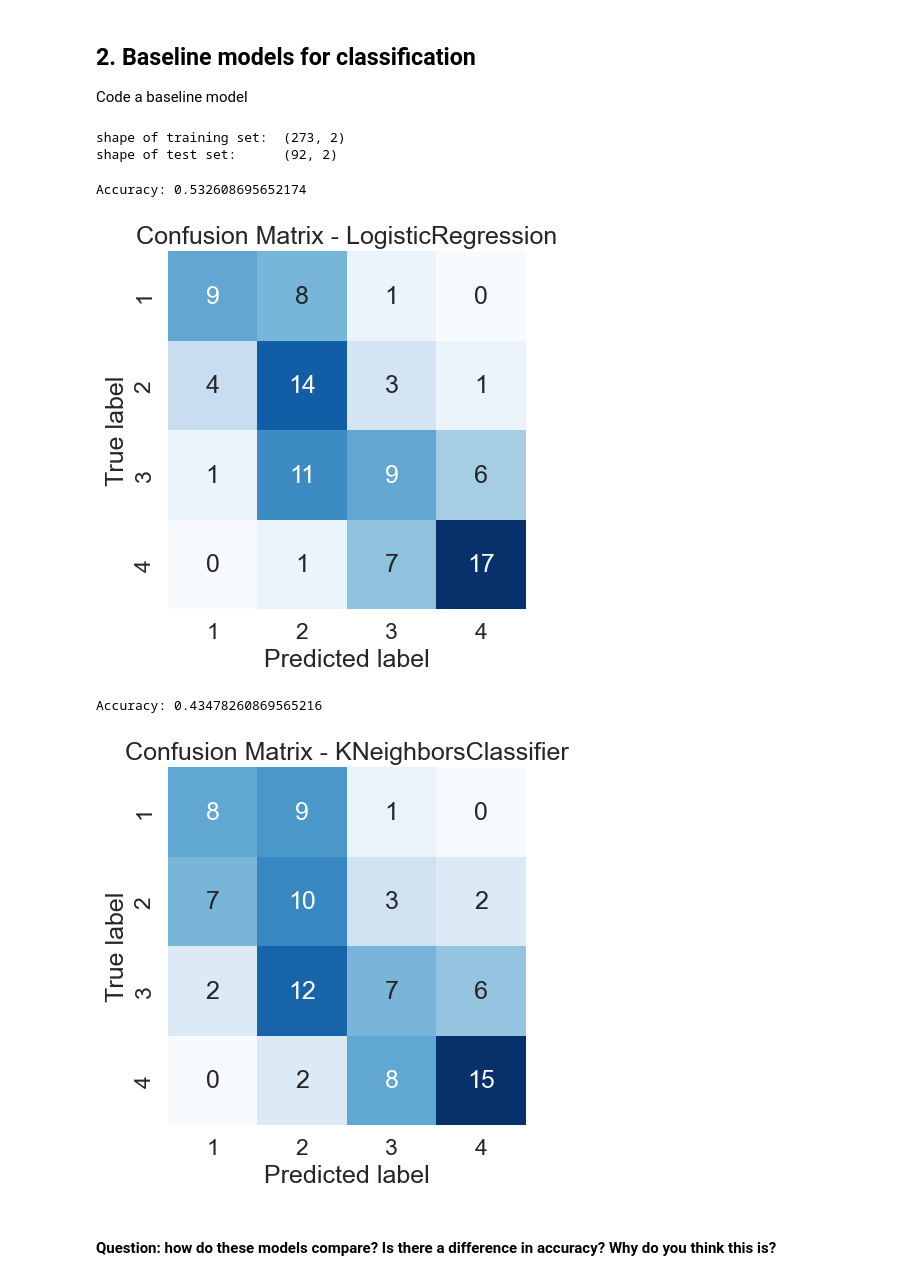
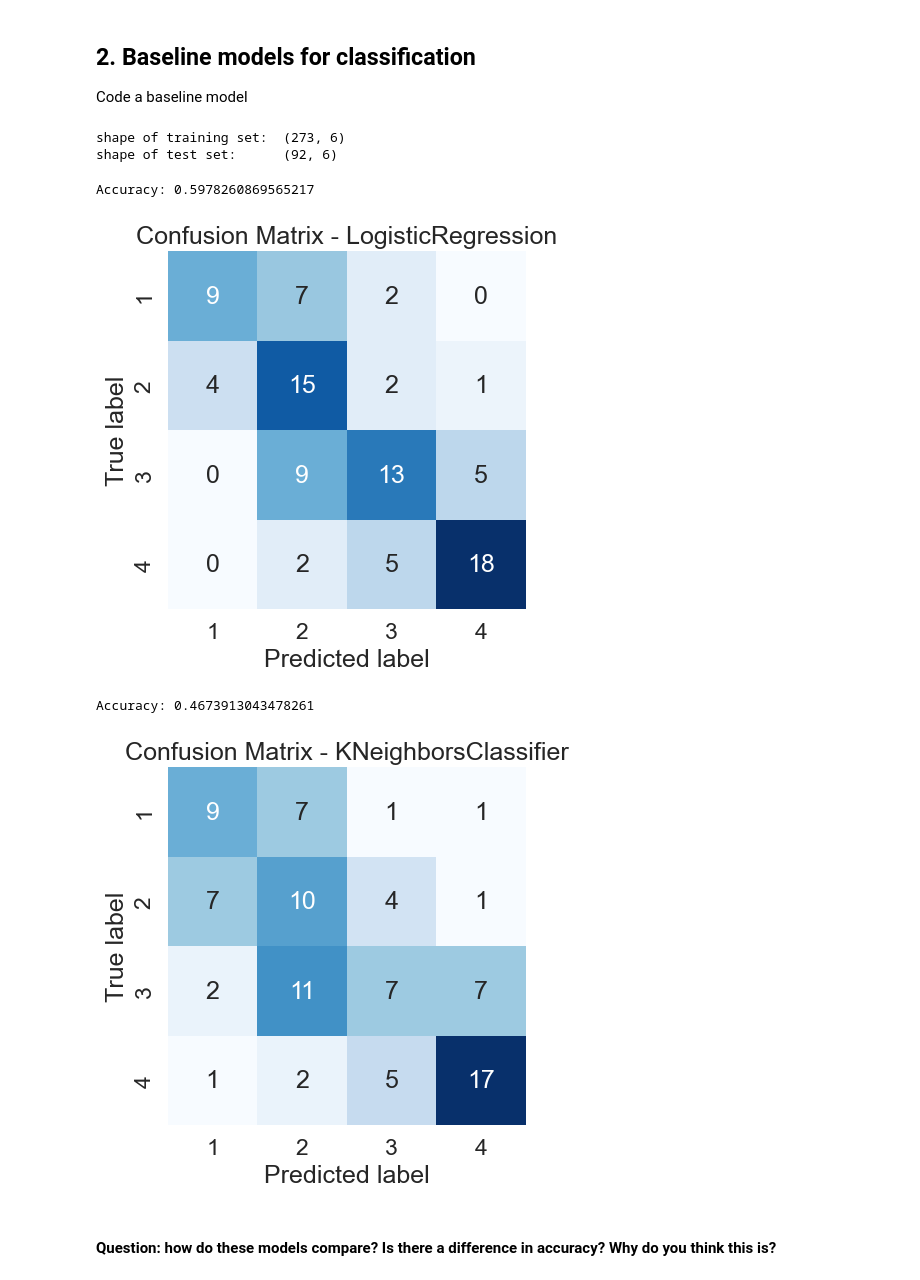
Before and after one commit to AILAB-CEFET-RJ/gcc1734, a Jupyter notebook: src/ml/Classification_students.ipynb, the cells around one changed output. Drawn from its saved outputs; the diff is of its cells as text; code cells hidden in the pictures.

```diff
--- a/src/ml/Classification_students.ipynb
+++ b/src/ml/Classification_students.ipynb
@@ -101,0 +151,7 @@ df['Season'] = df.Date.dt.month.map({1:1, 2:1, 3:2, 4:2, 5:2, 6:3, 7:3, 8:3, 9:4
+# %%
+df["Month_sin"] = np.sin(2 * np.pi * df["Month"] / 12)
+df["Month_cos"] = np.cos(2 * np.pi * df["Month"] / 12)
+
+df["Weekday"] = df["Date"].dt.dayofweek + 1
+df["Weekday_sin"] = np.cos(2 * np.pi * df["Weekday"] / 7)
+df["Weekday_cos"] = np.cos(2 * np.pi * df["Weekday"] / 7)
@@ -101,0 +160,12 @@ df['Season'] = df.Date.dt.month.map({1:1, 2:1, 3:2, 4:2, 5:2, 6:3, 7:3, 8:3, 9:4
+# %%
+import pandas as pd
+import holidays
+
+# dataframe com coluna Date em datetime
+df["Date"] = pd.to_datetime(df["Date"])
+
+# instância da lista de feriados — por exemplo, Brasil
+br_holidays = holidays.Brazil()
+
+# cria a coluna binária
+df["HolyDay"] = df["Date"].apply(lambda d: 1 if d in br_holidays else 0)
@@ -124,7 +203,7 @@ We'll make a simple model, using only MaxTemp and Weekend as features. AvgTemp a
 # We'll use as the predictors/features/independent variables MaxTemp and Weekend,
 # and the class is the value to be predicted (label/independent var)
 labels = df.loc[:,'Class']
-data = df.loc[:,['MaxTemp', 'Weekend']]
+data = df.loc[:,['MaxTemp', 'Weekend', 'Month_sin', 'Month_cos', 'Weekday_sin', 'Weekday_cos']]
 
 # Insight into the frequency distribution of the classes;
 # They are roughly balanced (as intended)
@@ -181,51 +260,53 @@ def plot_confusion_matrix(y_true, y_pred, model_name="Model"):
 Code a baseline model
 # %%
 # splits the dataset in a training set and a test set
-X_train, X_test, y_train, y_test = train_test_split(data, labels, test_size=0.25, random_state=0)
+X_train, X_test, y_train, y_test = train_test_split(data,
+                                                    labels,
+                                                    test_size=0.25,
+                                                    random_state=0)
 
 
 # give the size of the training and the test set again
 print('shape of training set: ', X_train.shape)
 print('shape of test set:     ', X_test.shape)
 # %% [output]
-shape of training set:  (273, 2)
-shape of test set:      (92, 2)
+shape of training set:  (273, 6)
+shape of test set:      (92, 6)
 # %%
 from sklearn.linear_model import LogisticRegression
 from sklearn.metrics import accuracy_score
 
 # 2.1 Choose a baseline classification model, fill in the blank
-baseline_1 = LogisticRegression(max_iter=1000, random_state=42)
+lr_model = LogisticRegression(max_iter=1000, random_state=42)
 
-baseline_1.fit(X_train, y_train)
+lr_model.fit(X_train, y_train)
 
-y_pred = baseline_1.predict(X_test)
+y_pred = lr_model.predict(X_test)
 
-acc = accuracy_score(y_test, y_pred)
-print('Accuracy:', acc)
+lr_acc = accuracy_score(y_test, y_pred)
+print('Accuracy:', lr_acc)
 
 plot_confusion_matrix(y_test, y_pred, model_name="LogisticRegression")
 # %% [output]
-Accuracy: 0.532608695652174
+Accuracy: 0.5978260869565217
-[figure, old version]
+[figure, new version]
 # %%
 from sklearn.neighbors import KNeighborsClassifier
 from sklearn.metrics import accuracy_score
 
-# 2.2 Choose a different baseline classification model, fill in the blank
-baseline_2 = KNeighborsClassifier(n_neighbors=5)
+knn_model = KNeighborsClassifier(n_neighbors=5)
 
-baseline_2.fit(X_train, y_train)
+knn_model.fit(X_train, y_train)
 
-y_pred = baseline_2.predict(X_test)
+y_pred = knn_model.predict(X_test)
 
-acc = accuracy_score(y_test, y_pred)
-print('Accuracy:', acc)
+knn_acc = accuracy_score(y_test, y_pred)
+print('Accuracy:', knn_acc)
 
 plot_confusion_matrix(y_test, y_pred, model_name="KNeighborsClassifier")
 # %% [output]
-Accuracy: 0.43478260869565216
+Accuracy: 0.4673913043478261
-[figure, old version]
+[figure, new version]
 # %% [markdown]
 #### Question: how do these models compare? Is there a difference in accuracy? Why do you think this is?
 # %% [markdown]
```
Also changed, not shown: parts of 14 cells of this notebook.
